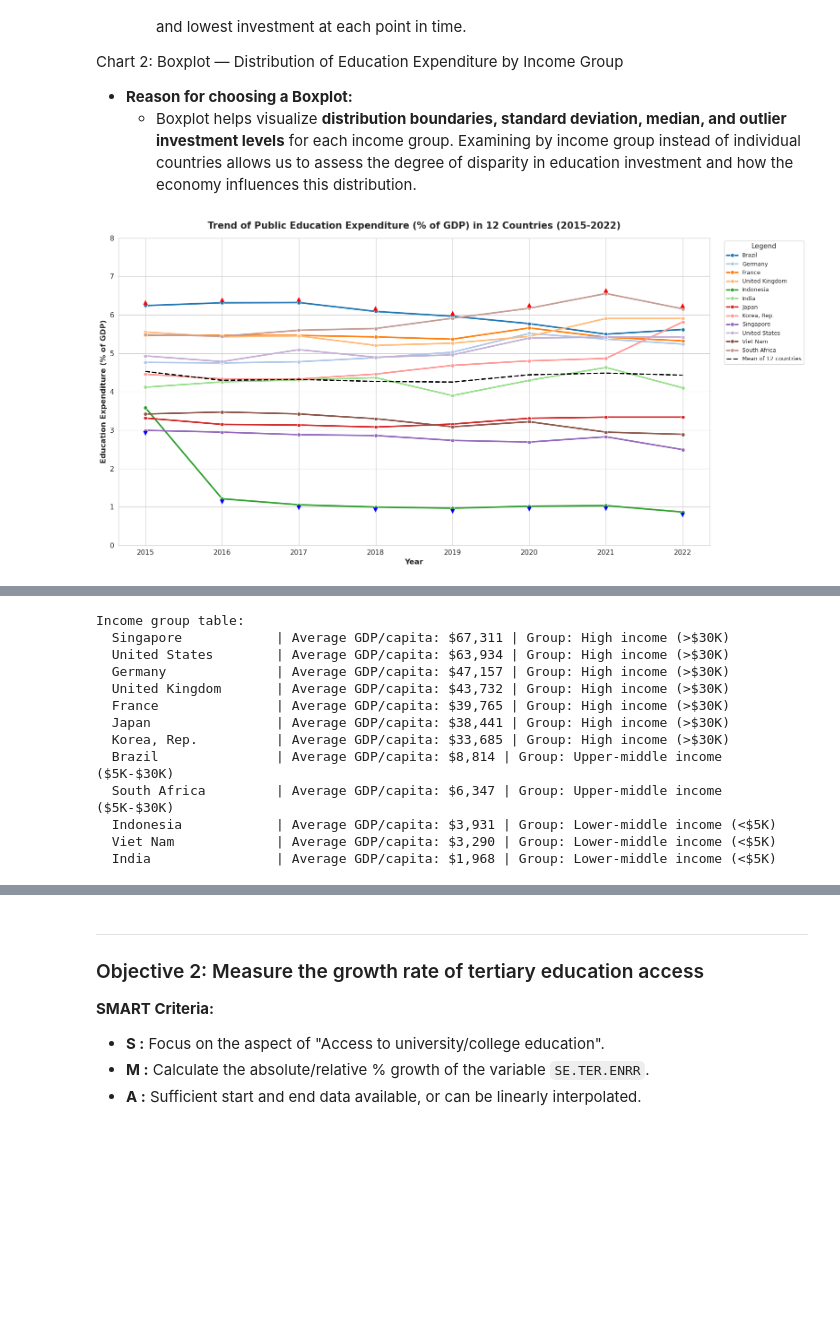
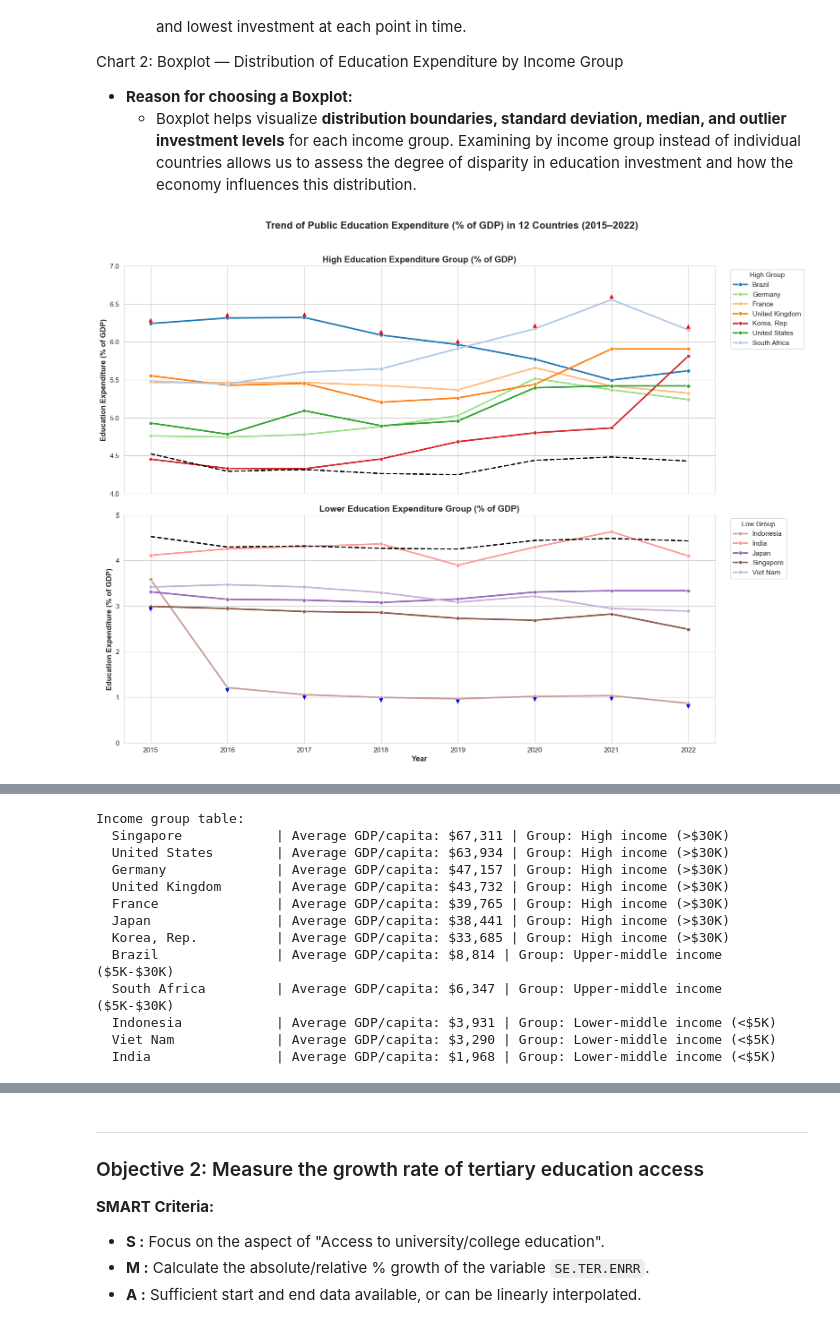
Before and after one commit to n3sfan/DataVis-Lab2, a Jupyter notebook: Notebook/All.ipynb, the cells around one changed output, grey strips where cells are left out. Saved outputs shown, nothing was run; the diff lists cells and outputs as text; code cells hidden in the pictures; blank space fills up the shorter version.

```diff
--- a/Notebook/All.ipynb
+++ b/Notebook/All.ipynb
@@ -219,8 +219,8 @@ df_long['Year'] = df_long['YearRaw'].str.extract(r'(\d{4})').astype(int)
 df_long['Value'] = pd.to_numeric(df_long['Value'], errors='coerce')
 df_long = df_long.sort_values(by=['Country Code', 'Series Code', 'Year']).reset_index(drop=True)
 
-df_clean = df_long.copy()
-df_clean['Value'] = df_clean.groupby(['Country Code', 'Series Code'])['Value'].transform(
+df_clean_edu = df_long.copy()
+df_clean_edu['Value'] = df_clean_edu.groupby(['Country Code', 'Series Code'])['Value'].transform(
     lambda x: x.interpolate(method='linear').ffill().bfill()
 )
 # %% [markdown]
@@ -242,54 +242,73 @@ Chart 2: Boxplot — Distribution of Education Expenditure by Income Group
 # ====== CHART 1: LINE CHART — Education Expenditure (% of GDP) ======
 
 # Filter education expenditure data
-edu_df = df_clean[df_clean['Series Code'] == 'SE.XPD.TOTL.GD.ZS'].copy()
+edu_df = df_clean_edu[df_clean_edu['Series Code'] == 'SE.XPD.TOTL.GD.ZS'].copy()
 
-plt.figure(figsize=(16, 8))
+# Tách thành 2 nhóm dựa trên giá trị trung bình để đường không bị chồng chéo
+avg_exp = edu_df.groupby('Country Name')['Value'].mean().sort_values(ascending=False)
 
-# Plot line chart
+# Chuyển thủ công Hàn Quốc (Korea, Rep.) lên nhóm High theo yêu cầu
+high_exp_countries = list(avg_exp.index[:6])
+if 'Korea, Rep.' not in high_exp_countries:
+    high_exp_countries.append('Korea, Rep.')
+
+low_exp_countries = [c for c in avg_exp.index if c not in high_exp_countries]
+
+fig, axes = plt.subplots(2, 1, figsize=(16, 12), sharex=True)
+
 palette = sns.color_palette('tab20', n_colors=len(edu_df['Country Name'].unique()))
-ax = sns.lineplot(
-    data=edu_df,
-    x='Year', y='Value',
-    hue='Country Name',
-    marker='o', markersize=6,
-    palette=palette,
-    linewidth=2.5
+color_map = dict(zip(avg_exp.index, palette))
+
+# Vẽ nhóm chi tiêu cao
+sns.lineplot(
+    data=edu_df[edu_df['Country Name'].isin(high_exp_countries)],
+    x='Year', y='Value', hue='Country Name',
+    marker='o', markersize=6, linewidth=2.5, palette=color_map, ax=axes[0]
 )
+axes[0].set_title('High Education Expenditure Group (% of GDP)', fontsize=14, fontweight='bold')
+axes[0].set_ylabel('Education Expenditure (% of GDP)', fontsize=12, fontweight='bold')
+axes[0].legend(bbox_to_anchor=(1.02, 1), loc='upper left', title='High Group')
+axes[0].set_ylim(4, 7)
 
-# Highlight Min/Max for each year
+# Vẽ nhóm chi tiêu thấp
+sns.lineplot(
+    data=edu_df[edu_df['Country Name'].isin(low_exp_countries)],
+    x='Year', y='Value', hue='Country Name',
+    marker='o', markersize=6, linewidth=2.5, palette=color_map, ax=axes[1]
+)
+axes[1].set_title('Lower Education Expenditure Group (% of GDP)', fontsize=14, fontweight='bold')
+axes[1].set_ylabel('Education Expenditure (% of GDP)', fontsize=12, fontweight='bold')
+axes[1].set_xlabel('Year', fontsize=12, fontweight='bold')
+axes[1].legend(bbox_to_anchor=(1.02, 1), loc='upper left', title='Low Group')
+axes[1].set_ylim(0, 5)
+
+# Highlight Min/Max for each year (Global)
 for year in edu_df['Year'].unique():
     year_data = edu_df[edu_df['Year'] == year]
     max_row = year_data.loc[year_data['Value'].idxmax()]
     min_row = year_data.loc[year_data['Value'].idxmin()]
-    ax.annotate('▲', xy=(max_row['Year'], max_row['Value']),
-                fontsize=10, color='red', ha='center', va='bottom')
-    ax.annotate('▼', xy=(min_row['Year'], min_row['Value']),
-                fontsize=10, color='blue', ha='center', va='top')
 
-# Overall mean line
+    # Max trên biểu đồ 1
+    axes[0].annotate('▲', xy=(max_row['Year'], max_row['Value']),
+                     fontsize=10, color='red', ha='center', va='bottom')
+    # Min trên biểu đồ 2
+    axes[1].annotate('▼', xy=(min_row['Year'], min_row['Value']),
+                     fontsize=10, color='blue', ha='center', va='top')
+
+# Overall mean line cho từng cụm
 overall_mean = edu_df.groupby('Year')['Value'].mean()
-ax.plot(overall_mean.index, overall_mean.values, color='black', linestyle='--',
-        linewidth=2, label='Mean of 12 countries', zorder=10)
+axes[0].plot(overall_mean.index, overall_mean.values, color='black', linestyle='--', linewidth=2, label='Mean of 12 countries', zorder=10)
+axes[1].plot(overall_mean.index, overall_mean.values, color='black', linestyle='--', linewidth=2, label='Mean of 12 countries', zorder=10)
 
-plt.title('Trend of Public Education Expenditure (% of GDP) in 12 Countries (2015-2022)',
-          fontsize=15, fontweight='bold', pad=15)
-plt.xlabel('Year', fontsize=12, fontweight='bold')
-plt.ylabel('Education Expenditure (% of GDP)', fontsize=12, fontweight='bold')
 plt.xticks(range(2015, 2023))
-plt.ylim(0, 8)
-
-handles, labels = ax.get_legend_handles_labels()
-ax.legend(handles=handles, labels=labels, title='Legend',
-          bbox_to_anchor=(1.02, 1), loc='upper left', fontsize=9)
-
+plt.suptitle('Trend of Public Education Expenditure (% of GDP) in 12 Countries (2015–2022)', fontsize=16, fontweight='bold', y=1.02)
 plt.tight_layout()
 plt.show()
 
 # ====== CHART 2: BOXPLOT — Education Expenditure Distribution ======
 
 # Group by income level (based on average GDP per capita)
-gdp_df = df_clean[df_clean['Series Code'] == 'NY.GDP.PCAP.CD'].copy()
+gdp_df = df_clean_edu[df_clean_edu['Series Code'] == 'NY.GDP.PCAP.CD'].copy()
 gdp_mean = gdp_df.groupby('Country Name')['Value'].mean().reset_index()
 gdp_mean.columns = ['Country Name', 'GDP_Mean']
 
@@ -298,32 +317,32 @@ def classify_income(gdp):
     if gdp >= 30000:
         return 'High income (>$30K)'
     elif gdp >= 5000:
         return 'Upper-middle income ($5K-$30K)'
     else:
         return 'Lower-middle income (<$5K)'
 
 gdp_mean['Income_Group'] = gdp_mean['GDP_Mean'].apply(classify_income)
 
 # Merge income group into education data
 edu_boxplot = edu_df.merge(gdp_mean[['Country Name', 'Income_Group']], on='Country Name', how='left')
 
 plt.figure(figsize=(10, 6))
 
 # Boxplot by income group
 group_order = ['High income (>$30K)', 'Upper-middle income ($5K-$30K)', 'Lower-middle income (<$5K)']
 sns.boxplot(data=edu_boxplot, y='Income_Group', x='Value', order=group_order,
             palette='Set2', hue='Income_Group', dodge=False, legend=False)
-plt.title('Distribution of Education Expenditure (% of GDP) by Income Group (2015-2022)',
+plt.title('Distribution of Education Expenditure (% of GDP) by Income Group (2015–2022)',
                   fontsize=14, fontweight='bold', pad=15)
 plt.xlabel('Education Expenditure (% of GDP)', fontsize=12, fontweight='bold')
 plt.ylabel('')
 
 plt.tight_layout()
 plt.show()
 
 # Print income group table
 print("\nIncome group table:")
 for _, row in gdp_mean.sort_values('GDP_Mean', ascending=False).iterrows():
     print(f"  {row['Country Name']:20s} | Average GDP/capita: ${row['GDP_Mean']:,.0f} | Group: {row['Income_Group']}")
 # %% [output]
-[figure, old version]
+[figure, new version]
```
Also changed, not shown: parts of 19 cells of this notebook.
